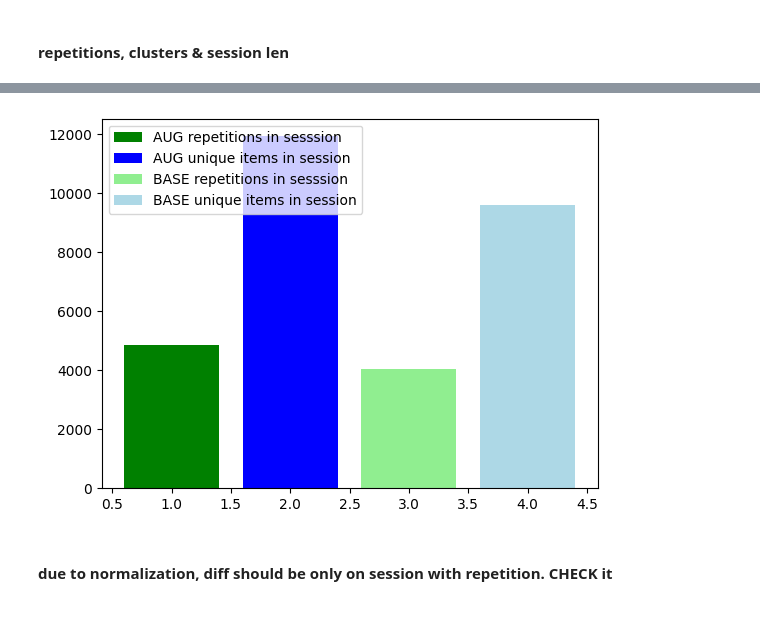
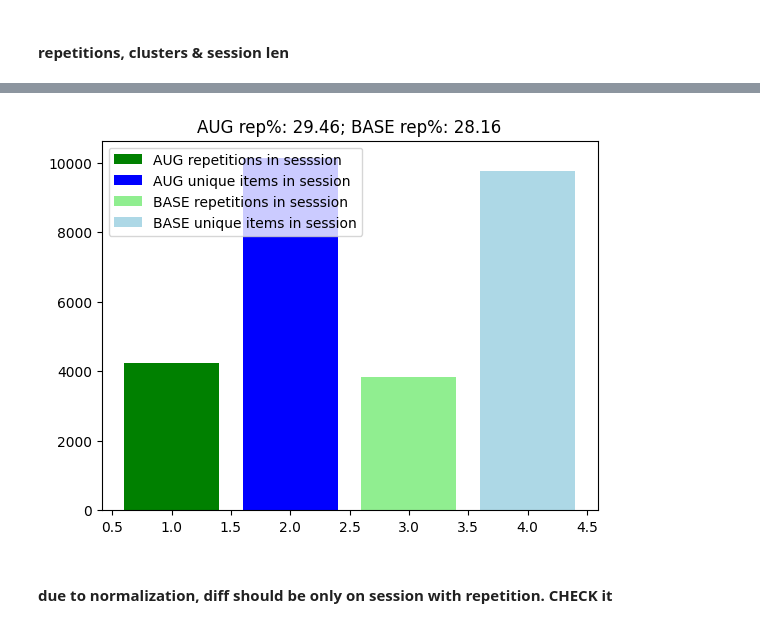
Before and after one commit to kpuchalskixiv/GNN_Master, a Jupyter notebook: srgnn/modify_matrix.ipynb, the cells around one changed output, grey strips where cells are left out. Drawn from its saved outputs; the diff is of its cells as text; code cells hidden in the pictures.

```diff
--- a/srgnn/modify_matrix.ipynb
+++ b/srgnn/modify_matrix.ipynb
@@ -562,3 +484,7 @@ test_data = pickle.load(open('../datasets/' + opt.dataset + '/test.txt', 'rb'))
 # %%
 test_sessions, test_targets, test_sids=test_data[:3]
 test_session_ids=set(map(int, test_sids))
+# %%
+aug_opt.augment_noise_p=0
+aug_opt.augment_p=1
+aug_dataset=get_dataset(aug_opt, test_data, shuffle=False)
@@ -567,7 +497,7 @@ test_dataset=SRGNN_Map_Dataset(test_data, shuffle=False)
 
 test_dataloader=DataLoader(test_dataset,
                             num_workers=os.cpu_count(),
-                            sampler=SRGNN_sampler(normal_test_dataset, opt.batchSize, shuffle=False, drop_last=False)
+                            sampler=SRGNN_sampler(test_dataset, opt.batchSize, shuffle=False, drop_last=False)
                             )
 # %% [output]
 data masking start
@@ -613,21 +543,19 @@ stats_df['session_id']=test_sids
 stats_df['target_number']=test_targets
 stats_df['session_len']=list(map(lambda x: len(x), test_sessions))
 # %%
-if opt.dataset=='diginetica':
-    items_df=pd.read_csv('../datasets/diginetica/items.csv').drop(columns=[ 'Unnamed: 0'])
-    with open(f"../datasets/diginetica/item_labels_16_100_{base_run_id.split('-')[-1]}.txt", 'rb') as file:
+items_df=pd.read_csv(f'../datasets/{opt.dataset}/items.csv').drop(columns=[ 'Unnamed: 0'])
+if aug_opt.augment_alg!='raw':
+    with open(f"../datasets/diginetica/item_labels_{aug_opt.augment_alg}_{aug_opt.augment_nogmm}_{aug_opt.augment_gmm_init}_{aug_opt.gmm_covariance_type}_{aug_opt.gmm_tol}_{aug_opt.hiddenSize}_{base_run_id.split('-')[-1]}.txt", 'rb') as file:
         item_labels=pickle.load(file)
     items_df['item_cluster']=items_df.item_number.map(lambda x: item_labels[x])
-elif 'yoochoose' in opt.dataset:
-    items_df=pd.read_csv(f'../datasets/{opt.dataset}/items.csv').drop(columns=[ 'Unnamed: 0'])
-    with open(f"../datasets/{opt.dataset}/item_labels_16_100_{base_run_id.split('-')[-1]}.txt", 'rb') as file:
-        item_labels=pickle.load(file)
-    items_df['item_cluster']=items_df.item_number.map(lambda x: item_labels[x])
+else:
+    items_df['item_cluster']=0
 # %%
-stats_df['clusters']=[ (set(items_df.loc[items_df.item_number.isin(ses)].item_cluster )) for ses in test_sessions]
-stats_df['target_cluster']=stats_df.target_number.map(lambda x: item_labels[x])
-stats_df['target_cluster_in_ses']=stats_df.apply(lambda r: r.target_cluster in r.clusters, axis=1)
-stats_df['no_clusters']=stats_df.clusters.map(lambda x: len(x))
+if aug_opt.augment_alg!='raw':
+    stats_df['clusters']=[ (set(items_df.loc[items_df.item_number.isin(ses)].item_cluster )) for ses in test_sessions]
+    stats_df['target_cluster']=stats_df.target_number.map(lambda x: item_labels[x])
+    stats_df['target_cluster_in_ses']=stats_df.apply(lambda r: r.target_cluster in r.clusters, axis=1)
+    stats_df['no_clusters']=stats_df.clusters.map(lambda x: len(x))
 stats_df['repetitions_in_session']=[len(ses)!=len(set(ses)) for ses in test_sessions]
 # %%
 stats_df['target_category']=stats_df.target_number.map(lambda x: items_df.loc[items_df.item_number==x].category.item())
@@ -806,15 +778,22 @@ plt.show()
 # %%
+a,b,c,d=(sum(aug_df.repetitions_in_session),
+    sum(~aug_df.repetitions_in_session),
+    sum(base_df.repetitions_in_session),
+    sum(~base_df.repetitions_in_session))
+
 plt.bar([1,2,3,4], height=[
     sum(aug_df.repetitions_in_session),
     sum(~aug_df.repetitions_in_session),
     sum(base_df.repetitions_in_session),
     sum(~base_df.repetitions_in_session)
 ], label=['AUG repetitions in sesssion', 'AUG unique items in session', 'BASE repetitions in sesssion', 'BASE unique items in session'],
 color=['green', 'blue', 'lightgreen', 'lightblue'])
 plt.legend()
+
+plt.title(f'AUG rep%: {100*a/(a+b):.2f}; BASE rep%: {100*c/(c+d):.2f}')
 plt.show()
 # %% [output]
-[figure, old version]
+[figure, new version]
 # %% [markdown]
 #### due to normalization, diff should be only on session with repetition. CHECK it
 # %% [markdown]
```
Also changed, not shown: parts of 90 cells of this notebook, 11 other files.
